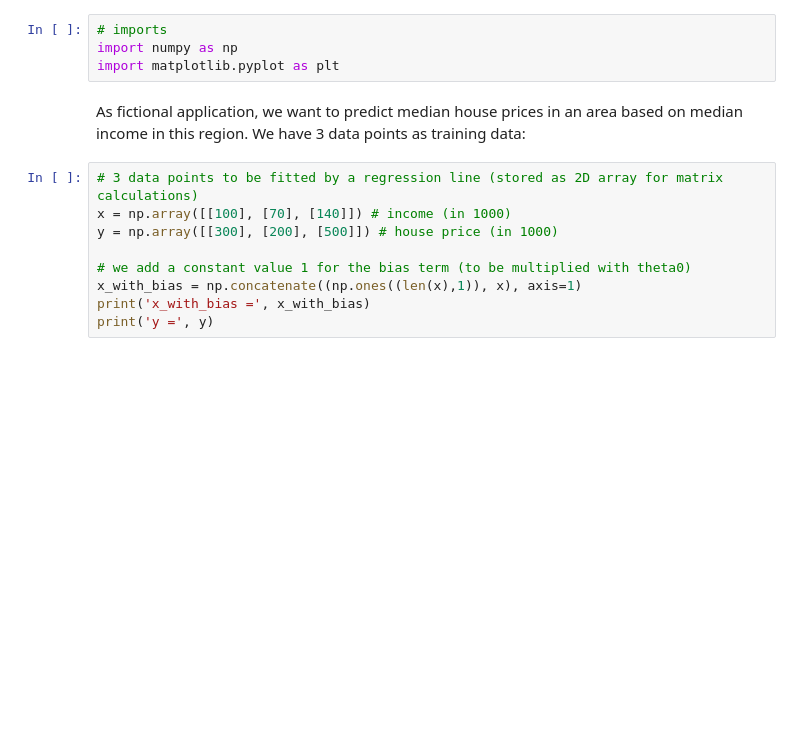
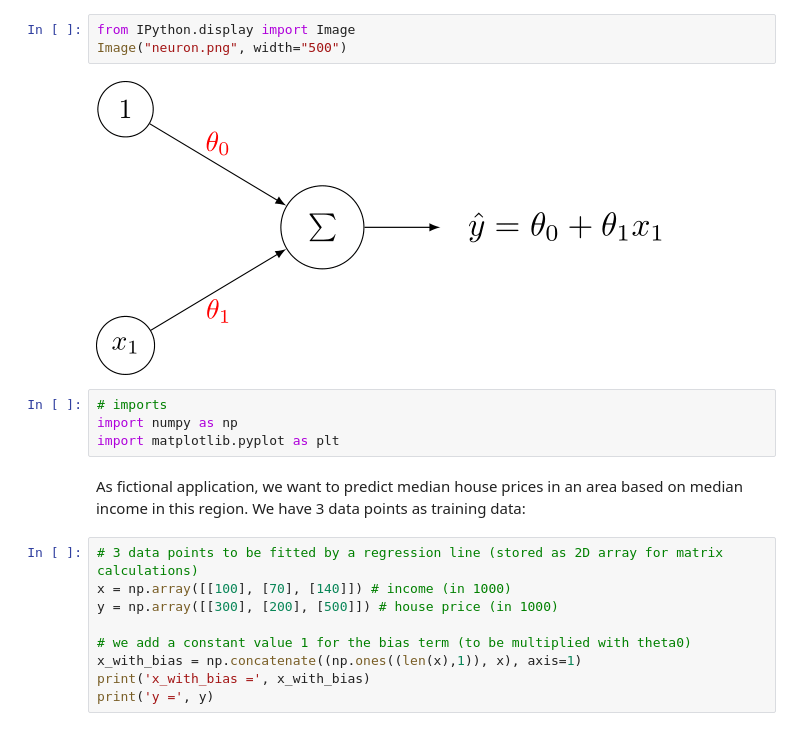
Before and after one commit to AMuntzinger/Gradient_Descent_By_Hand, a Jupyter notebook: Gradient_Descent_By_Hand.ipynb, the cells around one changed output. Cells and saved outputs as stored; diff of their text form; blank space fills up the shorter version.

Commit message:
Adapted image import

```diff
--- a/Gradient_Descent_By_Hand.ipynb
+++ b/Gradient_Descent_By_Hand.ipynb
@@ -17,3 +15,8 @@ Our task is to fit a line through 3 example data points. This regression problem
+# %%
+from IPython.display import Image
+Image("neuron.png", width="500")
+# %% [output]
+[figure, added]
 # %%
 # imports
 import numpy as np
```
Also changed, not shown: parts of 2 cells of this notebook, 2 other files.
